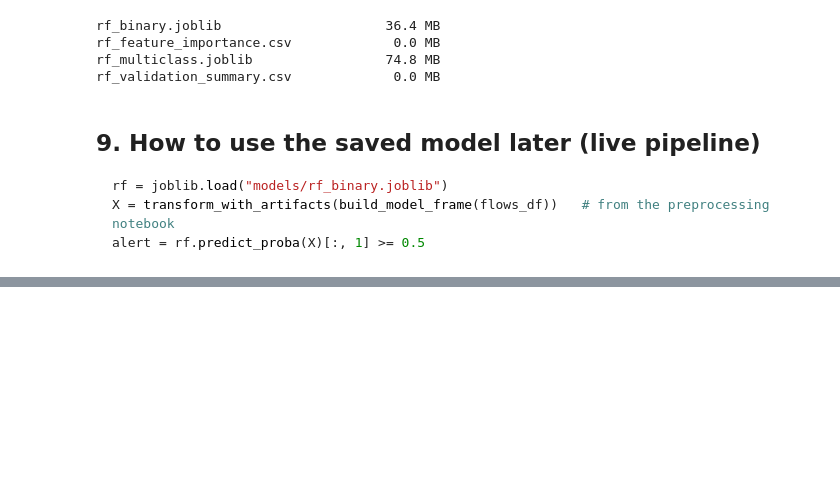
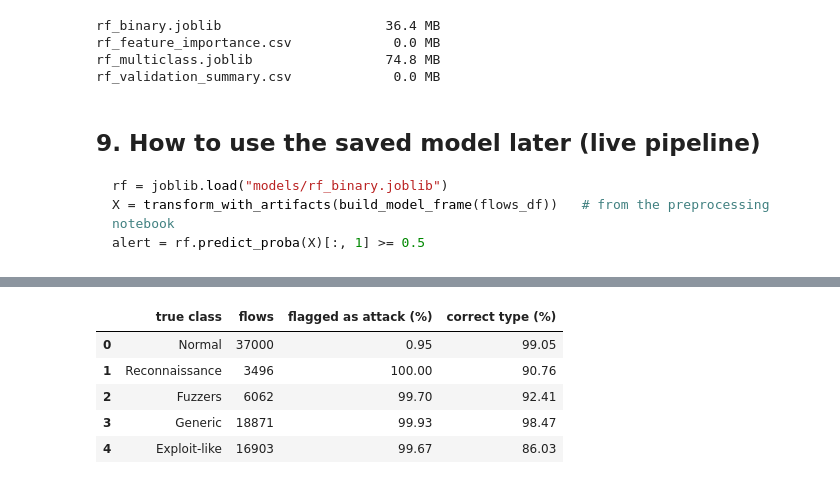
Before and after one commit to riya-core/NIDS, a Jupyter notebook: random_forest_training2.ipynb, the cells around one changed output, grey strips where cells are left out. Drawn from its saved outputs; the diff is of its cells as text; code cells hidden in the pictures; blank space fills up the shorter version.

Commit message:
models and processed added

````diff
--- a/random_forest_training2.ipynb
+++ b/random_forest_training2.ipynb
@@ -259,3 +259,15 @@ rf = joblib.load("models/rf_binary.joblib")
 X = transform_with_artifacts(build_model_frame(flows_df))   # from the preprocessing notebook
 alert = rf.predict_proba(X)[:, 1] >= 0.5
 ```
+# %%
+proc = Path(PROCESSED_DIR)
+data1 = np.load(proc / "unsw_nb15_test.npz")
+meta = json.loads((proc / "meta.json").read_text())
+
+X_test = data1["X_test"]
+yb_test = data1["y_bin_test"]
+ym_test = data1["y_multi_test"]
+feature_names = meta["feature_names"]
+class_names = meta["class_names"]
+
+print("X_test:", X_test.shape, )
@@ -261,0 +276,11 @@ alert = rf.predict_proba(X)[:, 1] >= 0.5
+# %%
+t0 = time.time()
+rf_multi = RandomForestClassifier(**RF_PARAMS).fit(X_test, ym_test)
+print(f"trained in {time.time() - t0:.1f}s")
+
+pred_multi = rf_multi.predict(X_test)
+print(classification_report(
+    ym_test, pred_multi, labels=list(range(len(class_names))),
+    target_names=class_names, digits=4, zero_division=0))
+print("macro F1:   %.4f" % f1_score(ym_test, pred_multi, average="macro"))
+print("weighted F1: %.4f" % f1_score(ym_test, pred_multi, average="weighted"))
@@ -261,0 +303,16 @@ alert = rf.predict_proba(X)[:, 1] >= 0.5
+# %%
+flagged = pred_multi != 0          # class 0 is Normal
+rows = []
+for i, name in enumerate(class_names):
+    m = ym_test == i
+    rows.append({"true class": name, "flows": int(m.sum()),
+                 "flagged as attack (%)": round(100 * flagged[m].mean(), 2),
+                 "correct type (%)": round(100 * (pred_multi[m] == i).mean(), 2)})
+pd.DataFrame(rows)
+# %% [output]
+|  | true class | flows | flagged as attack (%) | correct type (%) |
+| 0 | Normal | 37000 | 0.95 | 99.05 |
+| 1 | Reconnaissance | 3496 | 100.00 | 90.76 |
+| 2 | Fuzzers | 6062 | 99.70 | 92.41 |
+| 3 | Generic | 18871 | 99.93 | 98.47 |
+| 4 | Exploit-like | 16903 | 99.67 | 86.03 |
````
Also changed, not shown: parts of 2 cells of this notebook, 49 other files.
